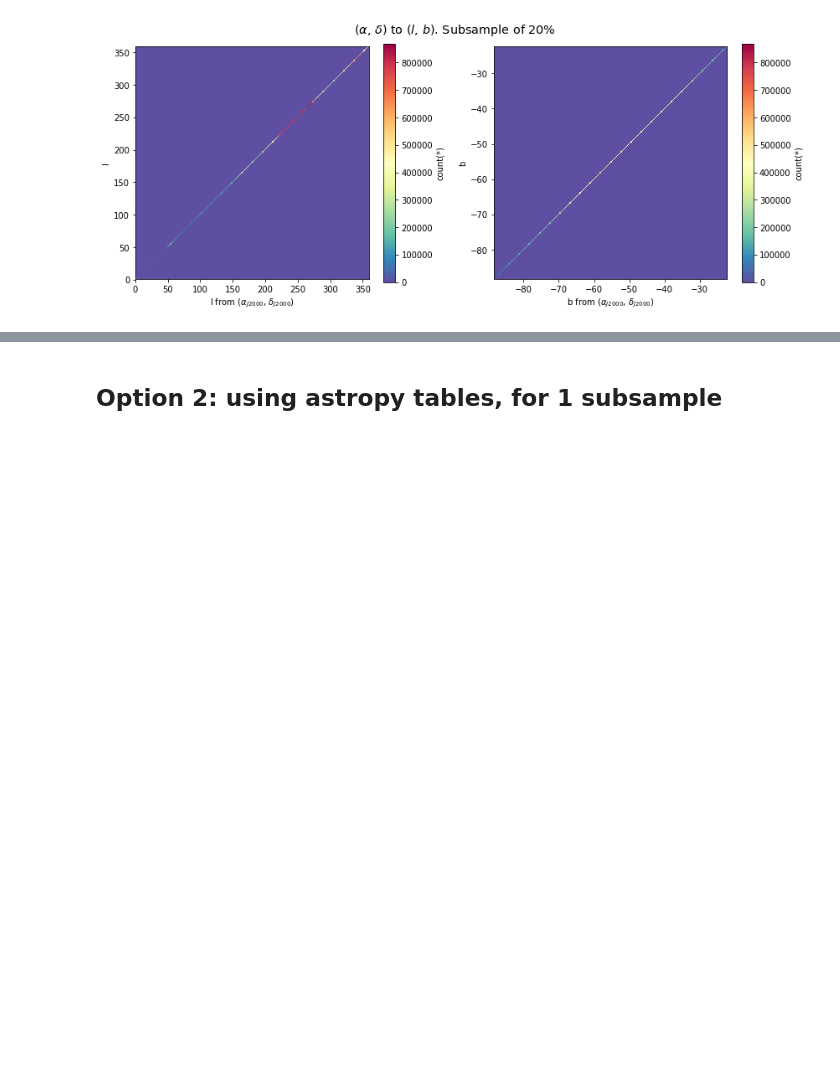
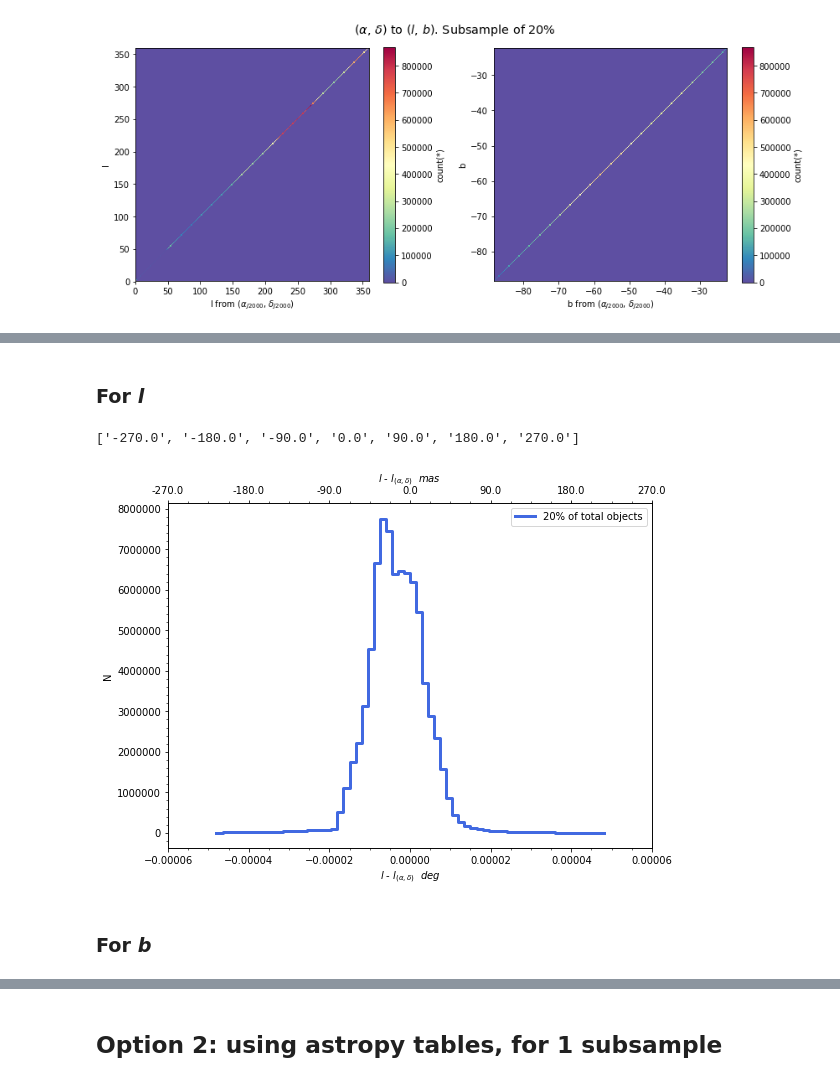
Before and after one commit to paztronomer/desdm_dr1_work, a Jupyter notebook: validation_eq2gal_coord.ipynb, the cells around one changed output, grey strips where cells are left out. Drawn from its saved outputs; the diff is of its cells as text; code cells hidden in the pictures; blank space fills up the shorter version.

```diff
--- a/validation_eq2gal_coord.ipynb
+++ b/validation_eq2gal_coord.ipynb
@@ -235,2 +274,58 @@ plt.savefig("lb_comparison_{0}pcent.png".format(round(arr_coo.shape[0] / 4.e8 *
+# %% [markdown]
+### For *l*
+# %%
+fig, ax1 = plt.subplots(figsize=(8,6))
+ax2 = ax1.twiny()
+
+#IMPORTANT set the limits and use on ax1, ax2 and vaex
+lim = [-6e-5, 6e-5] #[-0.1e-4, 0.1e-4]
+b = ds_gal.plot1d("L-L2",# figsize=(8,5), # xlabel=r"$b$ - $b_{(\alpha, \delta)}$  $deg$", ylabel="N",
+                  limits=lim,
+                  label="{0}% of total objects".format(round(arr_coo.shape[0] / 4.e8 * 100)),
+                  color="royalblue", lw=3
+                 )
+plt.legend(loc="upper right")
+
+# Set limits
+ax1.set_xlim(lim)
+ax1.set_xlabel(r"$l$ - $l_{(\alpha, \delta)}$  $deg$")
+ax1.set_ylabel("N")
+
+# New axis locations
+new_tick_locations = np.array([-7.5e-5, -5e-5, -2.5e-5, 0, 2.5e-5, 5e-5, 7.5e-5])
+def tick_function(x):
+    res = x * 3600 * 1000
+    return ["%.1f" % z for z in res]
+
+print(tick_function(new_tick_locations))
+
+#  Values and tics
+ax2.set_xlim(lim)#[lim[0] * 3600 * 1000, lim[1] * 3600 * 1000])
+ax2.set_xticks(new_tick_locations)
+ax2.set_xticklabels(tick_function(new_tick_locations))
+ax2.set_xlabel(r"$l$ - $l_{(\alpha, \delta)}$  $mas$")
+#ax2.set_xlim([-6e-7 * 3600 * 1000, 6e-7 * 3600 * 1000]) # plt.xlim())
+
+if True:
+    # Use Auto Minor Locator
+    minorLocator_x = AutoMinorLocator()
+    ax1.xaxis.set_minor_locator(minorLocator_x)
+    minorLocator_y = AutoMinorLocator()
+    ax1.yaxis.set_minor_locator(minorLocator_y)
+    # Use Auto Minor Locator
+    minorLocator_x = AutoMinorLocator()
+    ax2.xaxis.set_minor_locator(minorLocator_x)
+    minorLocator_y = AutoMinorLocator()
+
+#
+plt.subplots_adjust(top=0.9, bottom=0.1, left=0.12, right=0.96)
+plt.savefig("l_hist_{0}pcent.png".format(round(arr_coo.shape[0] / 4.e8 * 100)),
+            format="png", dpi=500
+           )
+# %% [output]
+['-270.0', '-180.0', '-90.0', '0.0', '90.0', '180.0', '270.0']
+[figure, added]
+# %% [markdown]
+### For *b*
 # %%
 fig, ax1 = plt.subplots(figsize=(8,6))
```
Also changed, not shown: parts of 14 cells of this notebook.
